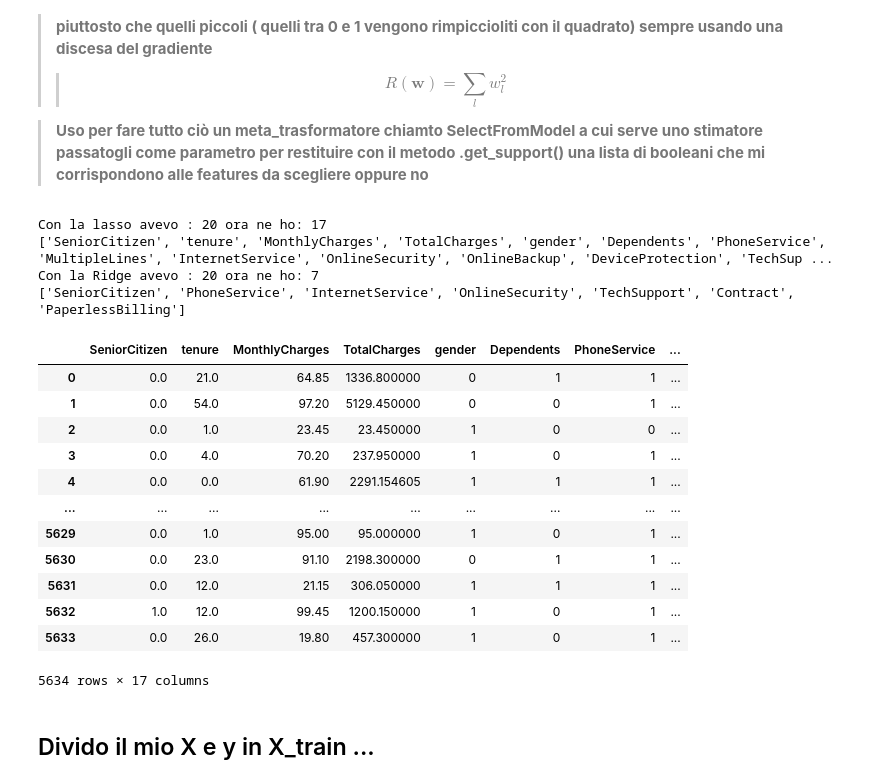
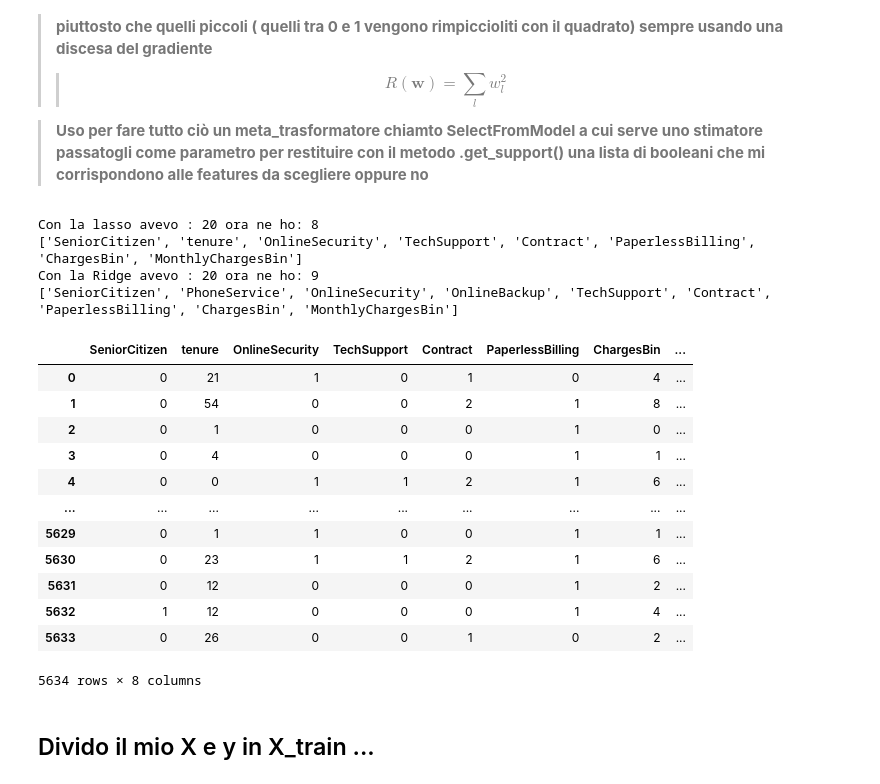
Before and after one commit to Alexo961/Telco_project, a Jupyter notebook: Call-center.ipynb, the cells around one changed output. Saved outputs shown, nothing was run; the diff lists cells and outputs as text; code cells hidden in the pictures.

```diff
--- a/Call-center.ipynb
+++ b/Call-center.ipynb
@@ -77,0 +132,5 @@ memory usage: 924.5+ KB
+# %%
+dataset_joined= dataset_joined.replace('No internet service','No')
+dataset_joined= dataset_joined.replace('No phone service','No')
+for col in dataset_joined.columns: #scorro tutte le colonne
+    print("Colonna",col,":",dataset_joined[col].unique())
@@ -77,0 +158,7 @@ memory usage: 924.5+ KB
+# %%
+dataset_joined['ChargesBin'] = pd.qcut(dataset_joined['TotalCharges'],10)
+dataset_joined = dataset_joined.drop(columns=['TotalCharges'])
+
+dataset_joined['MonthlyChargesBin'] = pd.qcut(dataset_joined['MonthlyCharges'],10)
+dataset_joined = dataset_joined.drop(columns=['MonthlyCharges'])
+dataset_joined
@@ -182,8 +233,8 @@ label = LabelEncoder()
 
 data_label = dataset_joined.copy()
 
-for i in categorical_features.columns:
-    data_label[i]=label.fit_transform(dataset[i])
+for features in data_label:
+    data_label[features]=label.fit_transform(data_label[features])
 
 for col in data_label.columns: #scorro tutte le colonne
     print("Colonna",col,":",data_label[col].unique())
@@ -269,45 +320,45 @@ Name: Churn, Length: 5634, dtype: int64
 # %%
 from sklearn.feature_selection import SelectFromModel
 from sklearn.linear_model import Lasso
 from sklearn.linear_model import Ridge
 
 
-Ridge= Ridge(alpha = 0.01,random_state = 0,max_iter =100).fit(X,y)
+Ridge= Ridge(alpha =0.1,random_state = 0,max_iter =100).fit(X,y)
 Ridge_model = SelectFromModel(Ridge, prefit =True)
 
 
-lasso_model = SelectFromModel(Lasso(max_iter = 1000, alpha = 0.002,random_state = 0))
+lasso_model = SelectFromModel(Lasso(max_iter = 1000, alpha = 0.01,random_state = 0))
 lasso_model.fit(X,y)
 
 
 features_sel_Lasso = X.columns[lasso_model.get_support()]
 print("Con la lasso avevo :" ,X.columns.size, "ora ne ho:",features_sel_Lasso.size)
 print(features_sel_Lasso.to_list())
 
 features_sel_Ridge = X.columns[Ridge_model.get_support()]
 print("Con la Ridge avevo :" ,X.columns.size, "ora ne ho:",features_sel_Ridge.size)
 print(features_sel_Ridge.to_list())
 
 X_new = X[features_sel_Lasso]
 X_new
 # %% [output]
-Con la lasso avevo : 20 ora ne ho: 17
-['SeniorCitizen', 'tenure', 'MonthlyCharges', 'TotalCharges', 'gender', 'Dependents', 'PhoneService', 'MultipleLines', 'InternetService', 'OnlineSecurity', 'OnlineBackup', 'DeviceProtection', 'TechSup ...
-Con la Ridge avevo : 20 ora ne ho: 7
-['SeniorCitizen', 'PhoneService', 'InternetService', 'OnlineSecurity', 'TechSupport', 'Contract', 'PaperlessBilling']
+Con la lasso avevo : 20 ora ne ho: 8
+['SeniorCitizen', 'tenure', 'OnlineSecurity', 'TechSupport', 'Contract', 'PaperlessBilling', 'ChargesBin', 'MonthlyChargesBin']
+Con la Ridge avevo : 20 ora ne ho: 9
+['SeniorCitizen', 'PhoneService', 'OnlineSecurity', 'OnlineBackup', 'TechSupport', 'Contract', 'PaperlessBilling', 'ChargesBin', 'MonthlyChargesBin']
-|  | SeniorCitizen | tenure | MonthlyCharges | TotalCharges | gender | Dependents | PhoneService | ... |
-| 0 | 0.0 | 21.0 | 64.85 | 1336.800000 | 0 | 1 | 1 | ... |
-| 1 | 0.0 | 54.0 | 97.20 | 5129.450000 | 0 | 0 | 1 | ... |
-| 2 | 0.0 | 1.0 | 23.45 | 23.450000 | 1 | 0 | 0 | ... |
-| 3 | 0.0 | 4.0 | 70.20 | 237.950000 | 1 | 0 | 1 | ... |
-| 4 | 0.0 | 0.0 | 61.90 | 2291.154605 | 1 | 1 | 1 | ... |
+|  | SeniorCitizen | tenure | OnlineSecurity | TechSupport | Contract | PaperlessBilling | ChargesBin | ... |
+| 0 | 0 | 21 | 1 | 0 | 1 | 0 | 4 | ... |
+| 1 | 0 | 54 | 0 | 0 | 2 | 1 | 8 | ... |
+| 2 | 0 | 1 | 0 | 0 | 0 | 1 | 0 | ... |
+| 3 | 0 | 4 | 0 | 0 | 0 | 1 | 1 | ... |
+| 4 | 0 | 0 | 1 | 1 | 2 | 1 | 6 | ... |
 | ... | ... | ... | ... | ... | ... | ... | ... | ... |
-| 5629 | 0.0 | 1.0 | 95.00 | 95.000000 | 1 | 0 | 1 | ... |
-| 5630 | 0.0 | 23.0 | 91.10 | 2198.300000 | 0 | 1 | 1 | ... |
-| 5631 | 0.0 | 12.0 | 21.15 | 306.050000 | 1 | 1 | 1 | ... |
-| 5632 | 1.0 | 12.0 | 99.45 | 1200.150000 | 1 | 0 | 1 | ... |
-| 5633 | 0.0 | 26.0 | 19.80 | 457.300000 | 1 | 0 | 1 | ... |
+| 5629 | 0 | 1 | 1 | 0 | 0 | 1 | 1 | ... |
+| 5630 | 0 | 23 | 1 | 1 | 2 | 1 | 6 | ... |
+| 5631 | 0 | 12 | 0 | 0 | 0 | 1 | 2 | ... |
+| 5632 | 1 | 12 | 0 | 0 | 0 | 1 | 4 | ... |
+| 5633 | 0 | 26 | 0 | 0 | 1 | 0 | 2 | ... |
-5634 rows × 17 columns
+5634 rows × 8 columns
 # %% [markdown]
 ## Divido il mio X e y in X_train ...
 # %%
```
Also changed, not shown: parts of 16 cells of this notebook.
